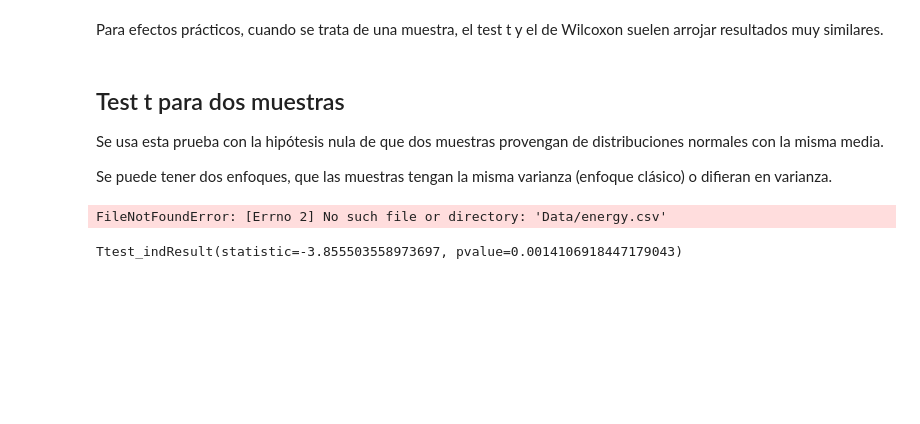
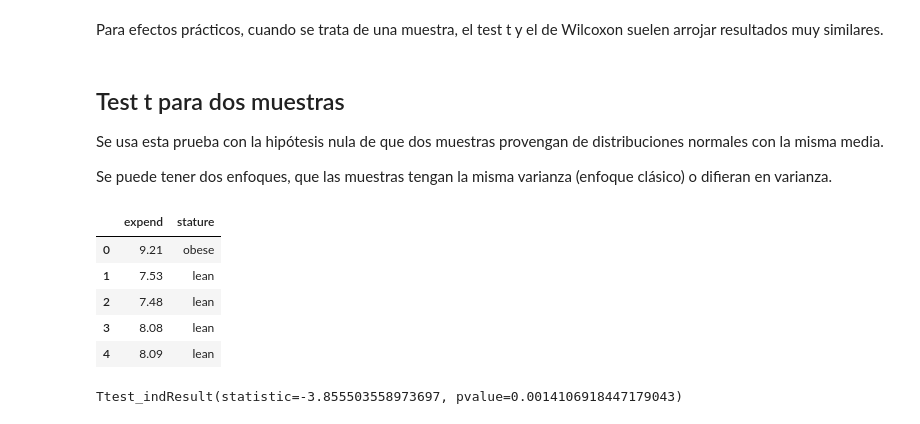
Before and after one commit to vmoprojs/IntroEconometricsWO, a Jupyter notebook: _build/jupyter_execute/Descriptiva.ipynb, the cells around one changed output. Cells and saved outputs as stored; diff of their text form; code cells hidden in the pictures; blank space fills up the shorter version.

```diff
--- a/_build/jupyter_execute/Descriptiva.ipynb
+++ b/_build/jupyter_execute/Descriptiva.ipynb
@@ -209,14 +209,19 @@ Se puede tener dos enfoques, que las muestras tengan la misma varianza (enfoque
 # %%
 import numpy as np
 from scipy import stats
 import os as os
 import pandas as pd
 #os.chdir('C:/Users/VICTOR/Documents/AnalyticsPython/Data')
 
-energy = pd.read_csv('Data/energy.csv')
+energy = pd.read_csv('https://raw.githubusercontent.com/vmoprojs/DataLectures/master/energy.csv')
 energy.head()
 # %% [output]
-FileNotFoundError: [Errno 2] No such file or directory: 'Data/energy.csv'
+|  | expend | stature |
+| 0 | 9.21 | obese |
+| 1 | 7.53 | lean |
+| 2 | 7.48 | lean |
+| 3 | 8.08 | lean |
+| 4 | 8.09 | lean |
 # %%
 g1 = energy[energy.stature=='obese'].expend.values
 g2 = energy[energy.stature=='lean'].expend.values
```
Also changed, not shown: parts of 18 cells of this notebook, 13 other files.
